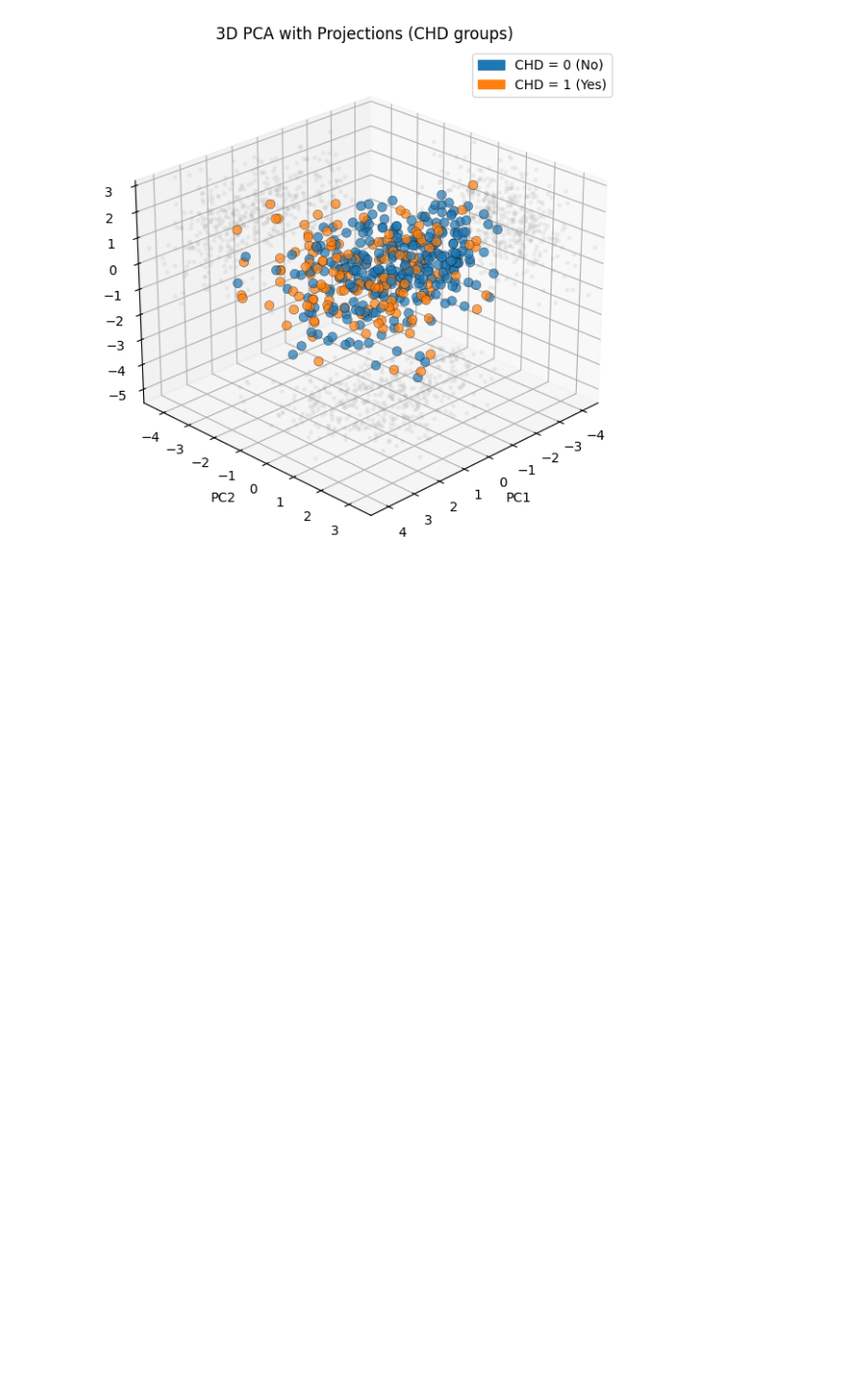
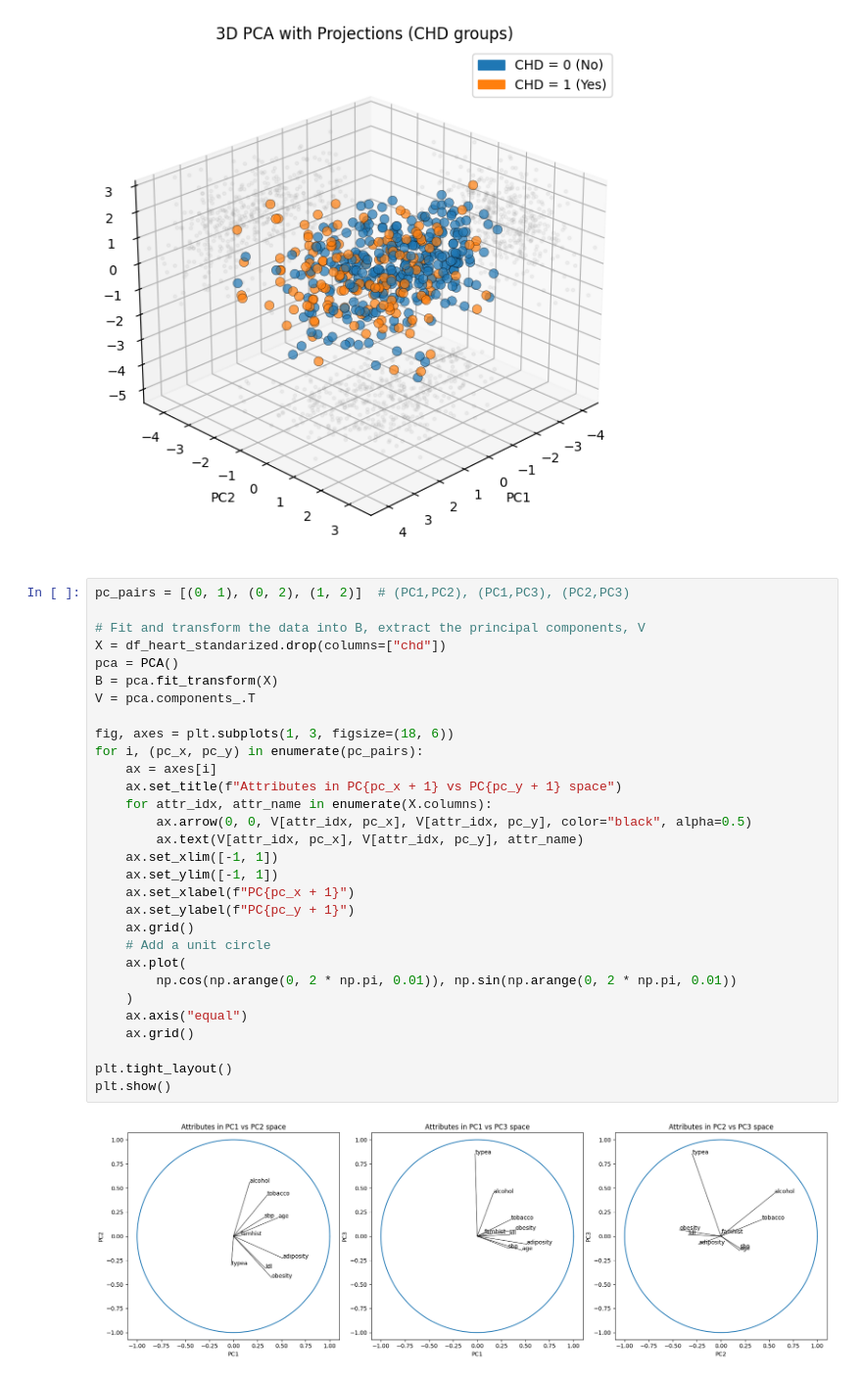
Before and after one commit to rifolio/dtu-projects-2025-autumn, a Jupyter notebook: machine-learning/ML-project-1.ipynb, the cells around one changed output. Shown at 98% size. Saved outputs shown, nothing was run; the diff lists cells and outputs as text; blank space fills up the shorter version.

Commit message:
Add "Attribute coefficients in PC space" plot

```diff
--- a/machine-learning/ML-project-1.ipynb
+++ b/machine-learning/ML-project-1.ipynb
@@ -348,3 +348,35 @@ ax.view_init(elev=25, azim=45)  # adjust angles if needed
 plt.show()
 # %% [output]
 [figure]
+# %%
+pc_pairs = [(0, 1), (0, 2), (1, 2)]  # (PC1,PC2), (PC1,PC3), (PC2,PC3)
+
+# Fit and transform the data into B, extract the principal components, V
+X = df_heart_standarized.drop(columns=["chd"])
+pca = PCA()
+B = pca.fit_transform(X)
+V = pca.components_.T
+
+fig, axes = plt.subplots(1, 3, figsize=(18, 6))
+for i, (pc_x, pc_y) in enumerate(pc_pairs):
+    ax = axes[i]
+    ax.set_title(f"Attributes in PC{pc_x + 1} vs PC{pc_y + 1} space")
+    for attr_idx, attr_name in enumerate(X.columns):
+        ax.arrow(0, 0, V[attr_idx, pc_x], V[attr_idx, pc_y], color="black", alpha=0.5)
+        ax.text(V[attr_idx, pc_x], V[attr_idx, pc_y], attr_name)
+    ax.set_xlim([-1, 1])
+    ax.set_ylim([-1, 1])
+    ax.set_xlabel(f"PC{pc_x + 1}")
+    ax.set_ylabel(f"PC{pc_y + 1}")
+    ax.grid()
+    # Add a unit circle
+    ax.plot(
+        np.cos(np.arange(0, 2 * np.pi, 0.01)), np.sin(np.arange(0, 2 * np.pi, 0.01))
+    )
+    ax.axis("equal")
+    ax.grid()
+
+plt.tight_layout()
+plt.show()
+# %% [output]
+[figure, added]
```
